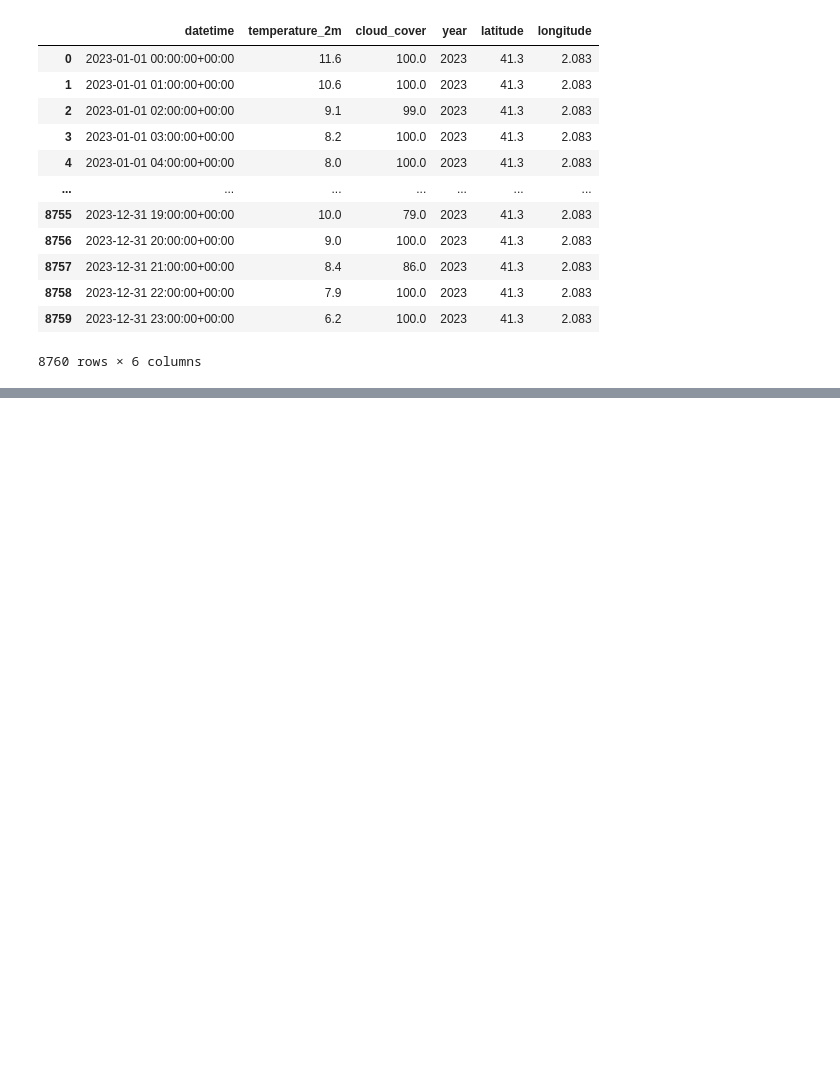
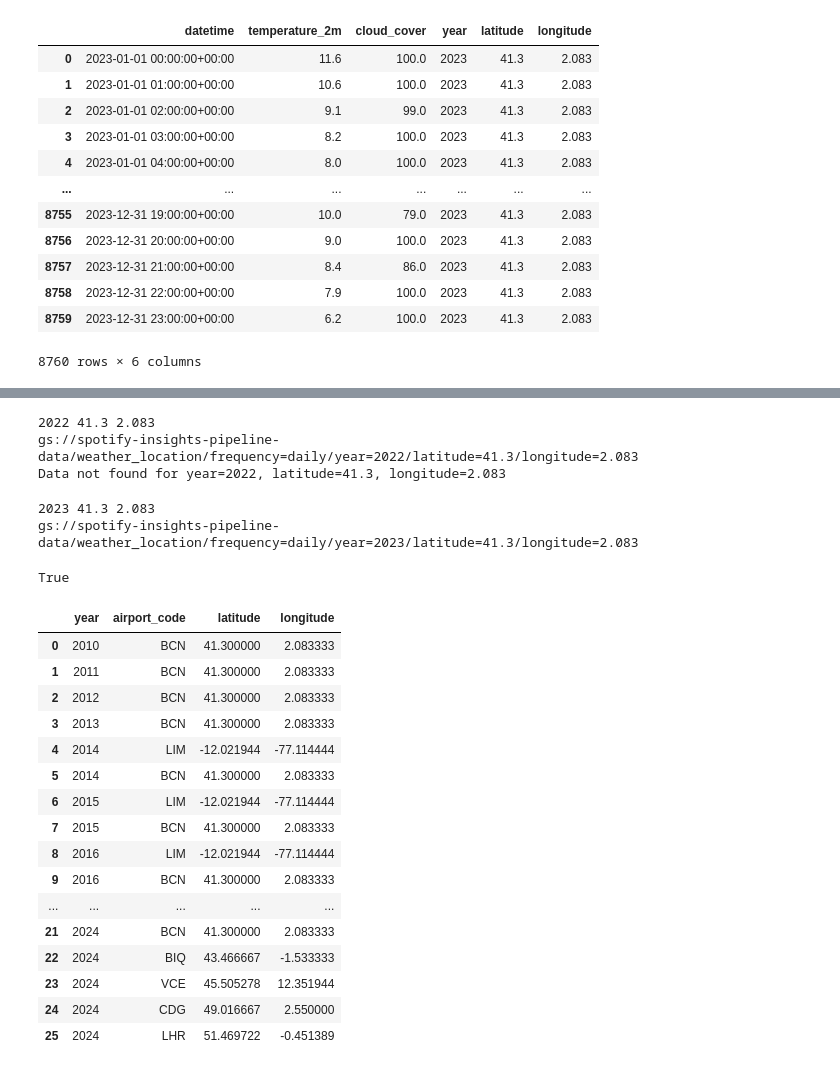
Before and after one commit to joseph-higaki/spotify_insights, a Jupyter notebook: notebooks/eda_weather.ipynb, the cells around one changed output, grey strips where cells are left out. Drawn from its saved outputs; the diff is of its cells as text; code cells hidden in the pictures; blank space fills up the shorter version.

```diff
--- a/notebooks/eda_weather.ipynb
+++ b/notebooks/eda_weather.ipynb
@@ -278,0 +312,6 @@ hourly_data
+# %%
+get_weather_cached_data('daily', 2022, 41.300, 2.083)
+# %% [output]
+2022 41.3 2.083
+gs://spotify-insights-pipeline-data/weather_location/frequency=daily/year=2022/latitude=41.3/longitude=2.083
+Data not found for year=2022, latitude=41.3, longitude=2.083
@@ -278,0 +325,26 @@ hourly_data
+# %%
+exists_weather_cached_data('daily', 2023, 41.300, 2.083)
+# %% [output]
+2023 41.3 2.083
+gs://spotify-insights-pipeline-data/weather_location/frequency=daily/year=2023/latitude=41.3/longitude=2.083
+True
+# %%
+years_coordinates
+# %% [output]
+|  | year | airport_code | latitude | longitude |
+| 0 | 2010 | BCN | 41.300000 | 2.083333 |
+| 1 | 2011 | BCN | 41.300000 | 2.083333 |
+| 2 | 2012 | BCN | 41.300000 | 2.083333 |
+| 3 | 2013 | BCN | 41.300000 | 2.083333 |
+| 4 | 2014 | LIM | -12.021944 | -77.114444 |
+| 5 | 2014 | BCN | 41.300000 | 2.083333 |
+| 6 | 2015 | LIM | -12.021944 | -77.114444 |
+| 7 | 2015 | BCN | 41.300000 | 2.083333 |
+| 8 | 2016 | LIM | -12.021944 | -77.114444 |
+| 9 | 2016 | BCN | 41.300000 | 2.083333 |
+| ... | ... | ... | ... | ... |
+| 21 | 2024 | BCN | 41.300000 | 2.083333 |
+| 22 | 2024 | BIQ | 43.466667 | -1.533333 |
+| 23 | 2024 | VCE | 45.505278 | 12.351944 |
+| 24 | 2024 | CDG | 49.016667 | 2.550000 |
+| 25 | 2024 | LHR | 51.469722 | -0.451389 |
```
Also changed, not shown: parts of 10 cells of this notebook, 7 other files.
